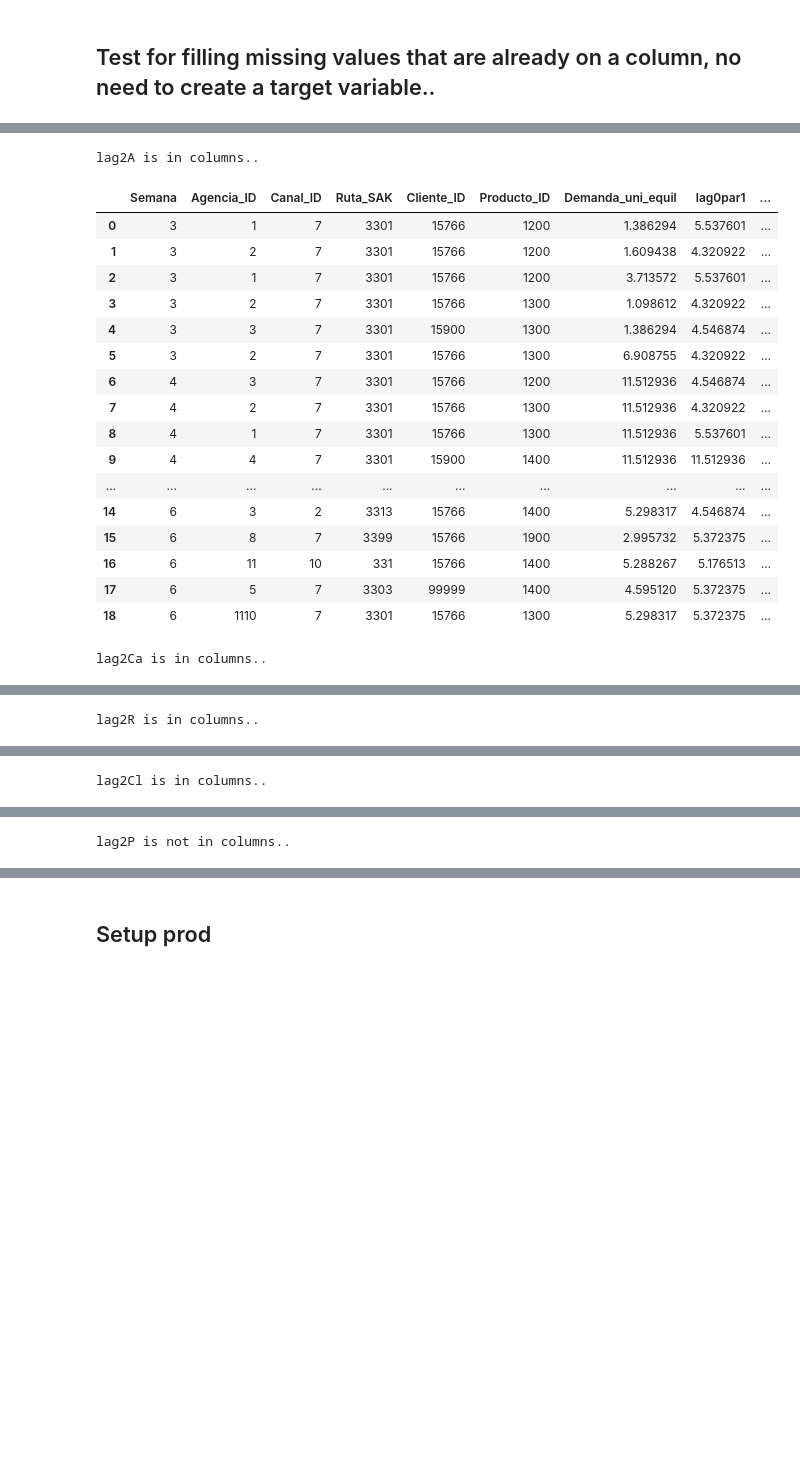
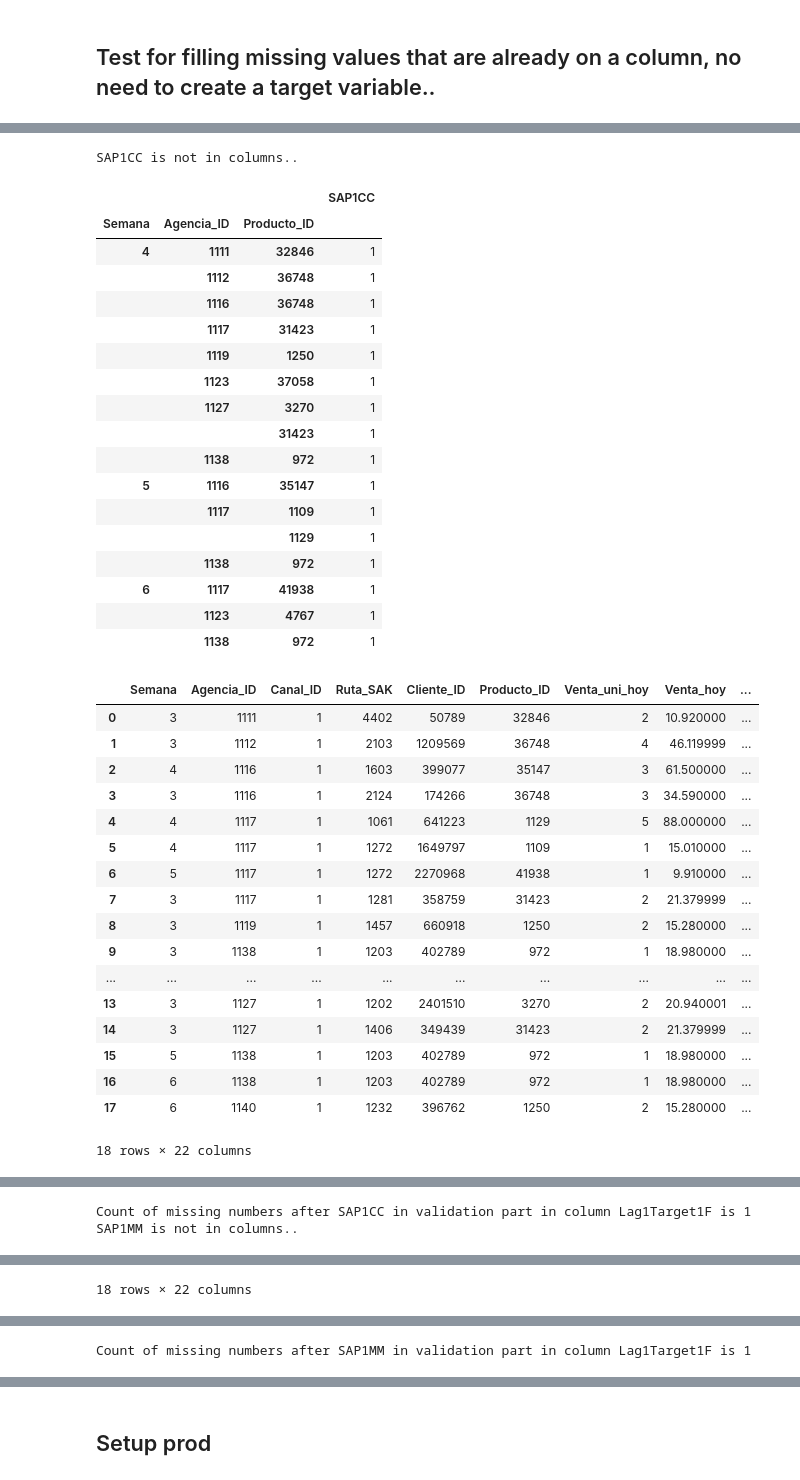
Before and after one commit to berkerkozan/KaggleBimboInventory, a Jupyter notebook: PerfTest/AutomaticFeatureOrderSelect.ipynb, the cells around one changed output, grey strips where cells are left out. Saved outputs shown, nothing was run; the diff lists cells and outputs as text; code cells hidden in the pictures; blank space fills up the shorter version.

```diff
--- a/PerfTest/AutomaticFeatureOrderSelect.ipynb
+++ b/PerfTest/AutomaticFeatureOrderSelect.ipynb
@@ -12,7 +13,7 @@ from pprint import pprint
 - Always change maxVal if iterative feature is added..5, for np.nan's add 4, then 3.. maxVal calculates according to this..
 # %%
 class ConfigElements:
-    def __init__(self, lag, nameAndGroups, targetVariable="", deleteColumns = True):
+    def __init__(self, lag, nameAndGroups, targetVariable="", deleteColumns = False):
         self.lag = lag
         self.nameAndGroups = nameAndGroups
         #If there is target variable, then 5 4 3 2 1, fill the np.nans..Else hold them all in Dataframe..
@@ -46,0 +40,5 @@ print  configLag2Target1.__dict__
+# %%
+configLag1Target1F = ConfigElements(1,[ ("SAP1CC",["Semana","Agencia_ID","Producto_ID"],
+                                    ["count"]),("SAP1MM",["Semana","Agencia_ID","Producto_ID"],["mean"])],"Lag1Target1F",True
+                                     )
+print  configLag0Target1.__dict__
@@ -498,22 +443,40 @@ lag2Cl is not in columns..
 # %%
-FE.AddConfigurableFeaturesToTrain(configLag2Target0)
+FE.AddConfigurableFeaturesToTrain(configLag1Target1F)
 # %% [output]
-lag2A is in columns..
+SAP1CC is not in columns..
-|  | Semana | Agencia_ID | Canal_ID | Ruta_SAK | Cliente_ID | Producto_ID | Demanda_uni_equil | lag0par1 | ... |
-| 0 | 3 | 1 | 7 | 3301 | 15766 | 1200 | 1.386294 | 5.537601 | ... |
-| 1 | 3 | 2 | 7 | 3301 | 15766 | 1200 | 1.609438 | 4.320922 | ... |
-| 2 | 3 | 1 | 7 | 3301 | 15766 | 1200 | 3.713572 | 5.537601 | ... |
-| 3 | 3 | 2 | 7 | 3301 | 15766 | 1300 | 1.098612 | 4.320922 | ... |
-| 4 | 3 | 3 | 7 | 3301 | 15900 | 1300 | 1.386294 | 4.546874 | ... |
-| 5 | 3 | 2 | 7 | 3301 | 15766 | 1300 | 6.908755 | 4.320922 | ... |
-| 6 | 4 | 3 | 7 | 3301 | 15766 | 1200 | 11.512936 | 4.546874 | ... |
-| 7 | 4 | 2 | 7 | 3301 | 15766 | 1300 | 11.512936 | 4.320922 | ... |
-| 8 | 4 | 1 | 7 | 3301 | 15766 | 1300 | 11.512936 | 5.537601 | ... |
-| 9 | 4 | 4 | 7 | 3301 | 15900 | 1400 | 11.512936 | 11.512936 | ... |
-| ... | ... | ... | ... | ... | ... | ... | ... | ... | ... |
-| 14 | 6 | 3 | 2 | 3313 | 15766 | 1400 | 5.298317 | 4.546874 | ... |
-| 15 | 6 | 8 | 7 | 3399 | 15766 | 1900 | 2.995732 | 5.372375 | ... |
-| 16 | 6 | 11 | 10 | 331 | 15766 | 1400 | 5.288267 | 5.176513 | ... |
-| 17 | 6 | 5 | 7 | 3303 | 99999 | 1400 | 4.595120 | 5.372375 | ... |
-| 18 | 6 | 1110 | 7 | 3301 | 15766 | 1300 | 5.298317 | 5.372375 | ... |
+|  |  |  | SAP1CC |
+| Semana | Agencia_ID | Producto_ID |  |
+| 4 | 1111 | 32846 | 1 |
+|  | 1112 | 36748 | 1 |
+|  | 1116 | 36748 | 1 |
+|  | 1117 | 31423 | 1 |
+|  | 1119 | 1250 | 1 |
+|  | 1123 | 37058 | 1 |
+|  | 1127 | 3270 | 1 |
+|  |  | 31423 | 1 |
+|  | 1138 | 972 | 1 |
+| 5 | 1116 | 35147 | 1 |
+|  | 1117 | 1109 | 1 |
+|  |  | 1129 | 1 |
+|  | 1138 | 972 | 1 |
+| 6 | 1117 | 41938 | 1 |
+|  | 1123 | 4767 | 1 |
+|  | 1138 | 972 | 1 |
+|  | Semana | Agencia_ID | Canal_ID | Ruta_SAK | Cliente_ID | Producto_ID | Venta_uni_hoy | Venta_hoy | ... |
+| 0 | 3 | 1111 | 1 | 4402 | 50789 | 32846 | 2 | 10.920000 | ... |
+| 1 | 3 | 1112 | 1 | 2103 | 1209569 | 36748 | 4 | 46.119999 | ... |
+| 2 | 4 | 1116 | 1 | 1603 | 399077 | 35147 | 3 | 61.500000 | ... |
+| 3 | 3 | 1116 | 1 | 2124 | 174266 | 36748 | 3 | 34.590000 | ... |
+| 4 | 4 | 1117 | 1 | 1061 | 641223 | 1129 | 5 | 88.000000 | ... |
+| 5 | 4 | 1117 | 1 | 1272 | 1649797 | 1109 | 1 | 15.010000 | ... |
+| 6 | 5 | 1117 | 1 | 1272 | 2270968 | 41938 | 1 | 9.910000 | ... |
+| 7 | 3 | 1117 | 1 | 1281 | 358759 | 31423 | 2 | 21.379999 | ... |
+| 8 | 3 | 1119 | 1 | 1457 | 660918 | 1250 | 2 | 15.280000 | ... |
+| 9 | 3 | 1138 | 1 | 1203 | 402789 | 972 | 1 | 18.980000 | ... |
+| ... | ... | ... | ... | ... | ... | ... | ... | ... | ... |
+| 13 | 3 | 1127 | 1 | 1202 | 2401510 | 3270 | 2 | 20.940001 | ... |
+| 14 | 3 | 1127 | 1 | 1406 | 349439 | 31423 | 2 | 21.379999 | ... |
+| 15 | 5 | 1138 | 1 | 1203 | 402789 | 972 | 1 | 18.980000 | ... |
+| 16 | 6 | 1138 | 1 | 1203 | 402789 | 972 | 1 | 18.980000 | ... |
+| 17 | 6 | 1140 | 1 | 1232 | 396762 | 1250 | 2 | 15.280000 | ... |
-lag2Ca is in columns..
+18 rows × 22 columns
@@ -537 +483,2 @@ lag2Ca is in columns..
-lag2R is in columns..
+Count of missing numbers after SAP1CC in validation part in column Lag1Target1F is 1
+SAP1MM is not in columns..
@@ -555 +520 @@ lag2R is in columns..
-lag2Cl is in columns..
+18 rows × 22 columns
@@ -573 +521 @@ lag2Cl is in columns..
-lag2P is not in columns..
+Count of missing numbers after SAP1MM in validation part in column Lag1Target1F is 1
```
Also changed, not shown: parts of 30 cells of this notebook, 3 other files.
